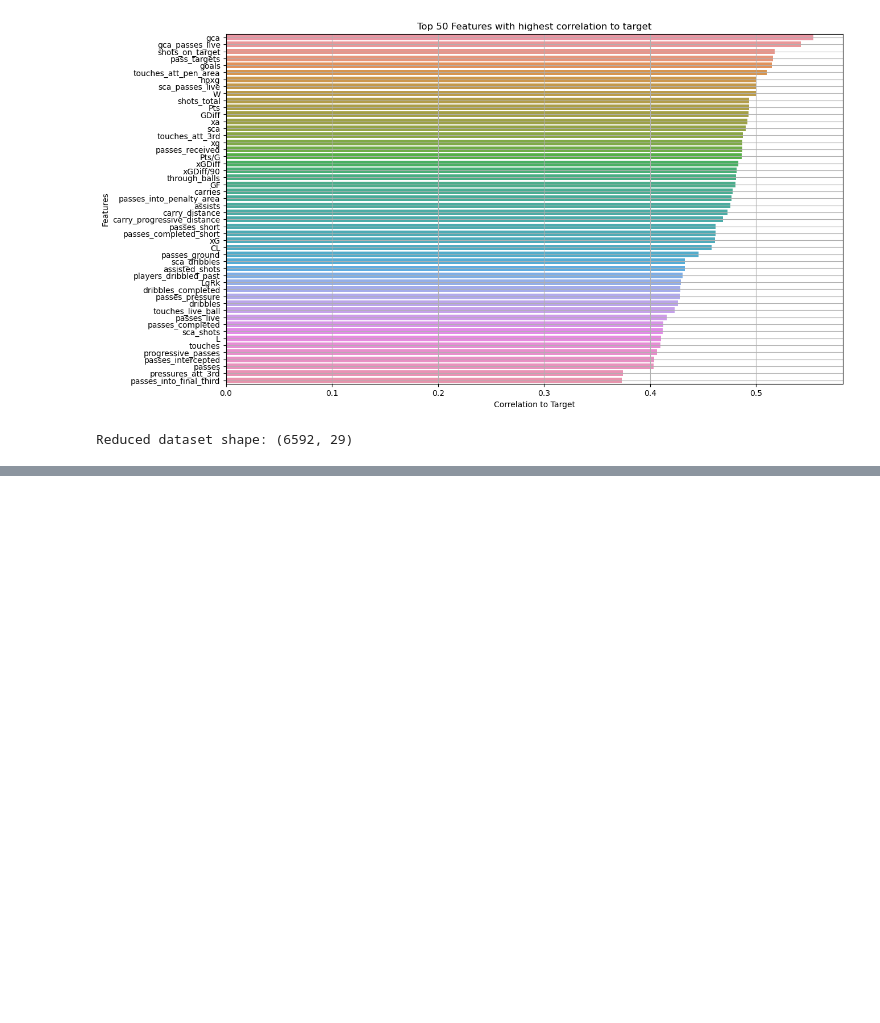
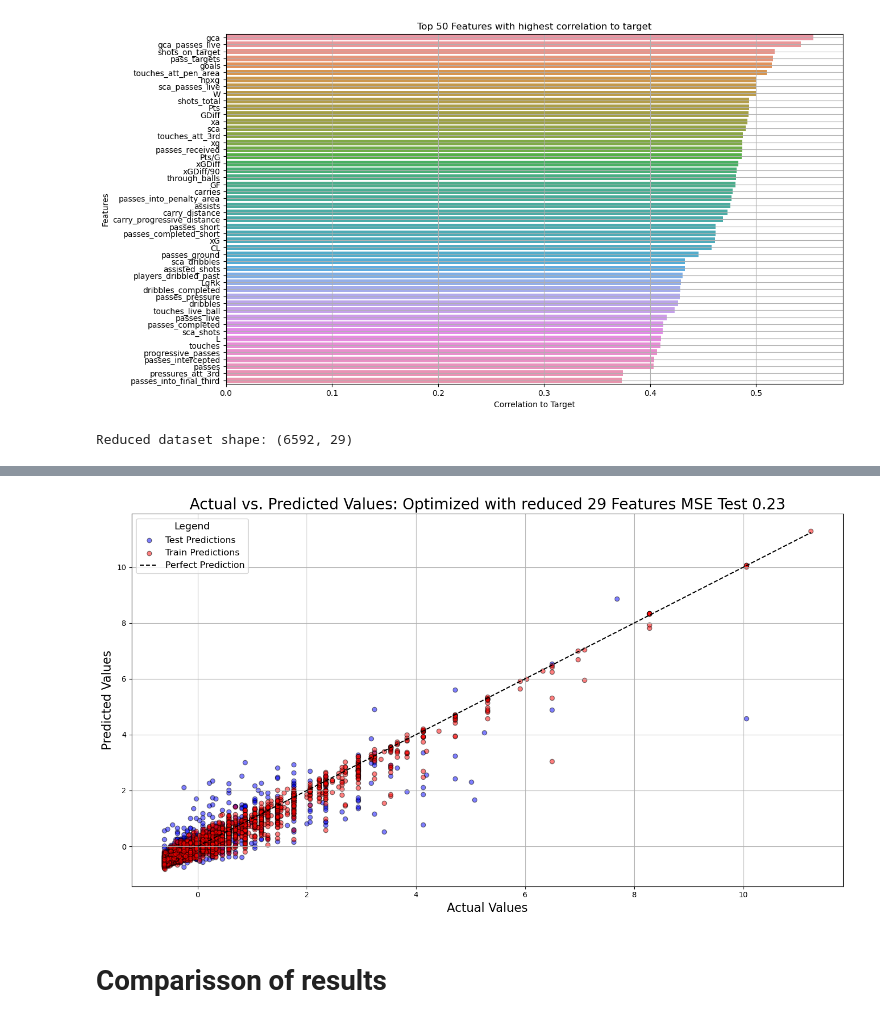
Before and after one commit to samke01/hsaalen-datamining, a Jupyter notebook: Regression/Regression_Modelling_Optimized.ipynb, the cells around one changed output, grey strips where cells are left out. Cells and saved outputs as stored; diff of their text form; code cells hidden in the pictures; blank space fills up the shorter version.

```diff
--- a/Regression/Regression_Modelling_Optimized.ipynb
+++ b/Regression/Regression_Modelling_Optimized.ipynb
@@ -572,3 +575,3 @@ Index(['shots_on_target', 'Pts', 'pass_targets', 'age', 'W', 'CL',
 # %%
 # Split the reduced dataset into training and testing sets
-X_train_reduced, X_test_reduced, y_train_reduced, y_test_reduced = train_test_split(X_reduced, y, test_size=0.2, random_state=42)
+X_train_reduced, X_test_reduced, y_train_reduced, y_test_reduced = prepare_and_scale_data(X_reduced, y, test_size=0.2, random_state=42)
@@ -586,12 +578,11 @@ Index(['shots_on_target', 'Pts', 'pass_targets', 'age', 'W', 'CL',
 # %%
 param_space = {
-    'regressor__n_estimators': Integer(50, 500),
-    'regressor__max_depth': Integer(3, 10),
-    'regressor__learning_rate': Real(0.01, 1.0, 'log-uniform'),
-    'regressor__min_samples_split': Integer(2, 10),
-    'regressor__min_samples_leaf': Integer(1, 10)
-}
+    'regressor__n_estimators': Integer(300, 600),
+    'regressor__max_depth': Integer(4, 7),
+    'regressor__learning_rate': Real(0.01, 0.05, 'log-uniform'),
+    'regressor__min_samples_split': Integer(2, 8),
+    'regressor__min_samples_leaf': Integer(2, 8)
+}#
 
-
-best_params, opt = perform_bayesian_optimization(pipeline, X_train_reduced, y_train_reduced, param_space, n_iter=32, cv=3, scoring='neg_mean_squared_error')
+best_params, opt = perform_bayesian_optimization(pipeline, X_train_reduced, y_train_reduced, param_space, n_iter=32, cv=5, scoring='neg_mean_squared_error')
 # %% [output]
@@ -638,0 +622,6 @@ plot_predictions(y_train_scaled, y_train_pred_reduced, y_test_scaled, y_test_pre
+# %%
+plot_predictions(y_train_scaled, y_train_pred_reduced, y_test_scaled, y_test_pred_reduced, suffix=f" Optimized with reduced {len(X_reduced.columns)} Features MSE Test {np.round(reduced_eval['Mean Squared Error (MSE)'][1], 2)}")
+# %% [output]
+[figure, added]
+# %% [markdown]
+# Comparisson of results
```
Also changed, not shown: parts of 25 cells of this notebook, 12 other files.
